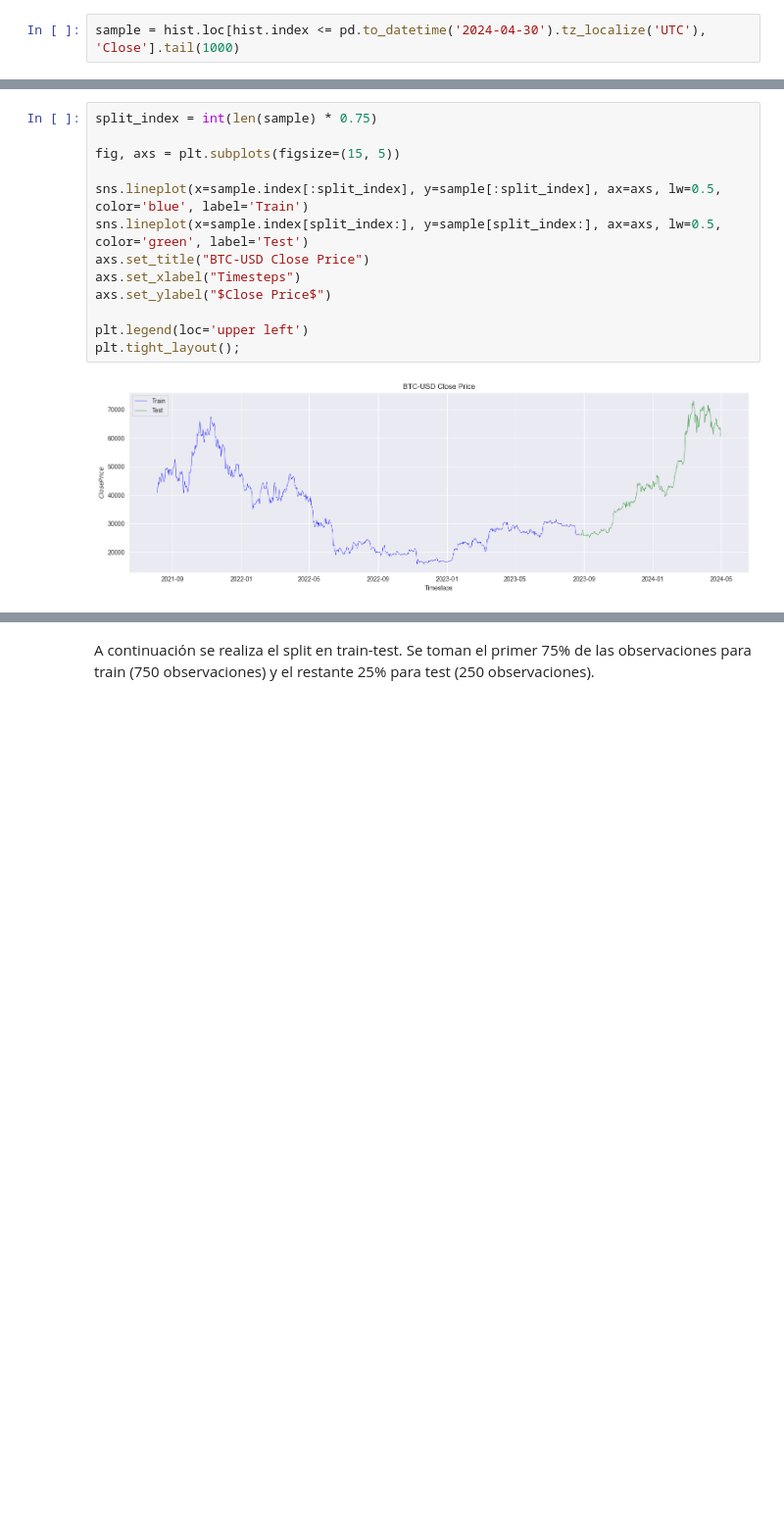
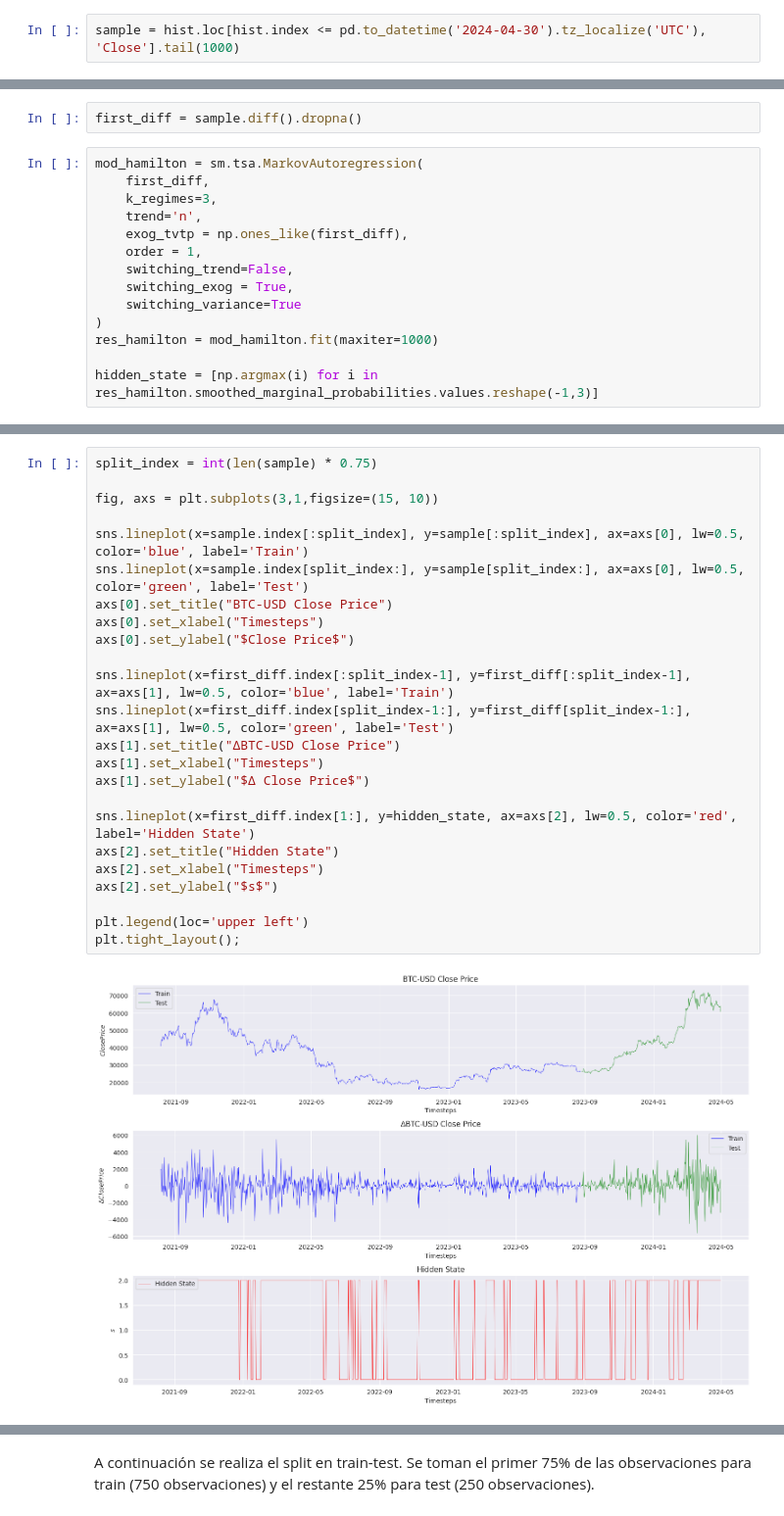
Before and after one commit to matiasdperez/MEC_tesis, a Jupyter notebook: notebooks/bitcoin/bitcoin.ipynb, the cells around one changed output, grey strips where cells are left out. Shown at 98% size. Drawn from its saved outputs; the diff is of its cells as text; blank space fills up the shorter version.

```diff
--- a/notebooks/bitcoin/bitcoin.ipynb
+++ b/notebooks/bitcoin/bitcoin.ipynb
@@ -63,0 +61,16 @@ De las 1,000 observaciones extra'idas, las primeras 750 constituyen el dataset d
+# %%
+first_diff = sample.diff().dropna()
+# %%
+mod_hamilton = sm.tsa.MarkovAutoregression(
+    first_diff,
+    k_regimes=3,
+    trend='n',
+    exog_tvtp = np.ones_like(first_diff),
+    order = 1,
+    switching_trend=False,
+    switching_exog = True,
+    switching_variance=True
+)
+res_hamilton = mod_hamilton.fit(maxiter=1000)
+
+hidden_state = [np.argmax(i) for i in res_hamilton.smoothed_marginal_probabilities.values.reshape(-1,3)]
@@ -64,15 +99,26 @@ De las 1,000 observaciones extra'idas, las primeras 750 constituyen el dataset d
 # %%
 split_index = int(len(sample) * 0.75)
 
-fig, axs = plt.subplots(figsize=(15, 5))
+fig, axs = plt.subplots(3,1,figsize=(15, 10))
 
-sns.lineplot(x=sample.index[:split_index], y=sample[:split_index], ax=axs, lw=0.5, color='blue', label='Train')
-sns.lineplot(x=sample.index[split_index:], y=sample[split_index:], ax=axs, lw=0.5, color='green', label='Test')
-axs.set_title("BTC-USD Close Price")
-axs.set_xlabel("Timesteps")
-axs.set_ylabel("$Close Price$")
+sns.lineplot(x=sample.index[:split_index], y=sample[:split_index], ax=axs[0], lw=0.5, color='blue', label='Train')
+sns.lineplot(x=sample.index[split_index:], y=sample[split_index:], ax=axs[0], lw=0.5, color='green', label='Test')
+axs[0].set_title("BTC-USD Close Price")
+axs[0].set_xlabel("Timesteps")
+axs[0].set_ylabel("$Close Price$")
+
+sns.lineplot(x=first_diff.index[:split_index-1], y=first_diff[:split_index-1], ax=axs[1], lw=0.5, color='blue', label='Train')
+sns.lineplot(x=first_diff.index[split_index-1:], y=first_diff[split_index-1:], ax=axs[1], lw=0.5, color='green', label='Test')
+axs[1].set_title("ΔBTC-USD Close Price")
+axs[1].set_xlabel("Timesteps")
+axs[1].set_ylabel("$Δ Close Price$")
+
+sns.lineplot(x=first_diff.index[1:], y=hidden_state, ax=axs[2], lw=0.5, color='red', label='Hidden State')
+axs[2].set_title("Hidden State")
+axs[2].set_xlabel("Timesteps")
+axs[2].set_ylabel("$s$")
 
 plt.legend(loc='upper left')
 plt.tight_layout();
 # %% [output]
-[figure, old version]
+[figure, new version]
```
Also changed, not shown: parts of 72 cells of this notebook.
